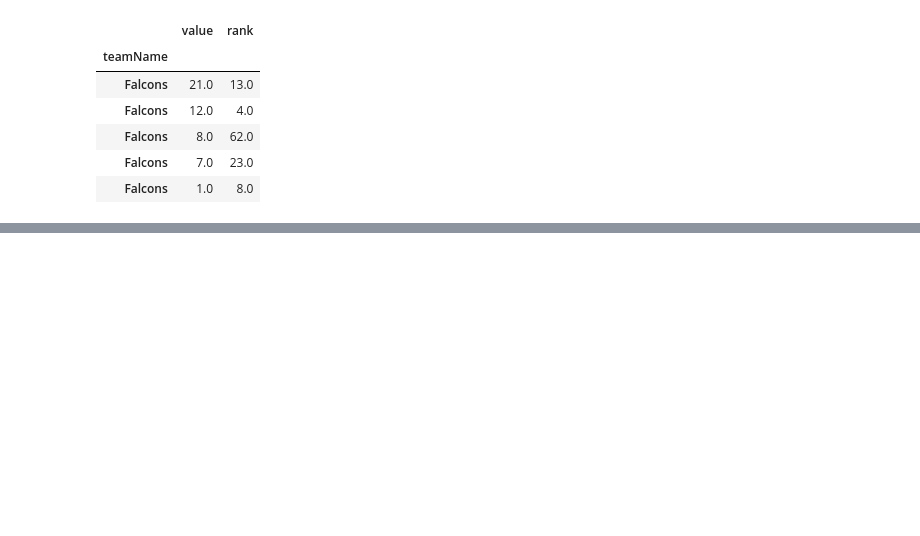
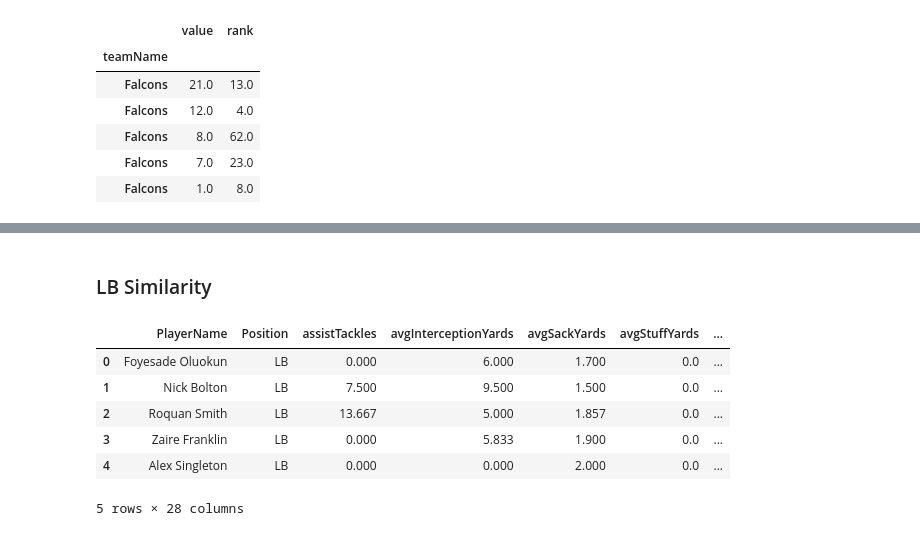
Before and after one commit to ColeDM-2020/INST414-Project, a Jupyter notebook: NFL Draft Analysis.ipynb, the cells around one changed output, grey strips where cells are left out. Cells and saved outputs as stored; diff of their text form; code cells hidden in the pictures; blank space fills up the shorter version.

```diff
--- a/NFL Draft Analysis.ipynb
+++ b/NFL Draft Analysis.ipynb
@@ -101,0 +126,15 @@ NFL2022in_df.head()
+# %% [markdown]
+### LB Similarity
+# %%
+lbstt = tackles.loc[tackles['Position'] == 'LB']
+lbstt = lbstt.set_index('PlayerName')
+lbstt = lbstt.reset_index()
+lbstt.head()
+# %% [output]
+|  | PlayerName | Position | assistTackles | avgInterceptionYards | avgSackYards | avgStuffYards | ... |
+| 0 | Foyesade Oluokun | LB | 0.000 | 6.000 | 1.700 | 0.0 | ... |
+| 1 | Nick Bolton | LB | 7.500 | 9.500 | 1.500 | 0.0 | ... |
+| 2 | Roquan Smith | LB | 13.667 | 5.000 | 1.857 | 0.0 | ... |
+| 3 | Zaire Franklin | LB | 0.000 | 5.833 | 1.900 | 0.0 | ... |
+| 4 | Alex Singleton | LB | 0.000 | 0.000 | 2.000 | 0.0 | ... |
+5 rows × 28 columns
```
Also changed, not shown: parts of 23 cells of this notebook.
